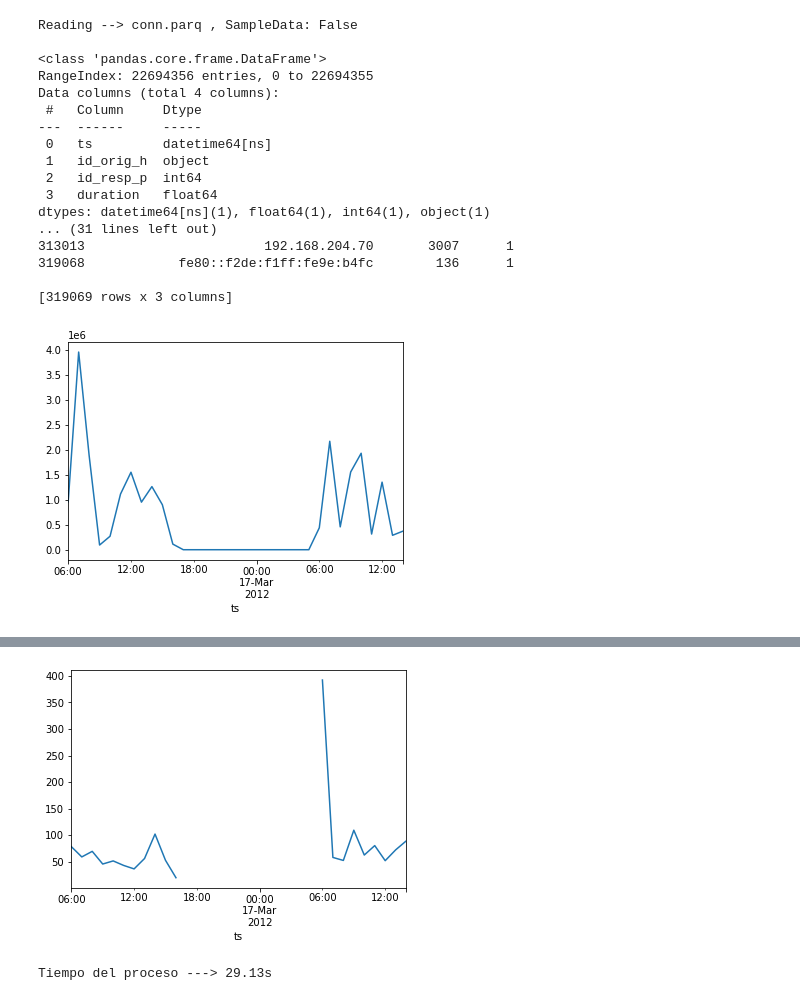
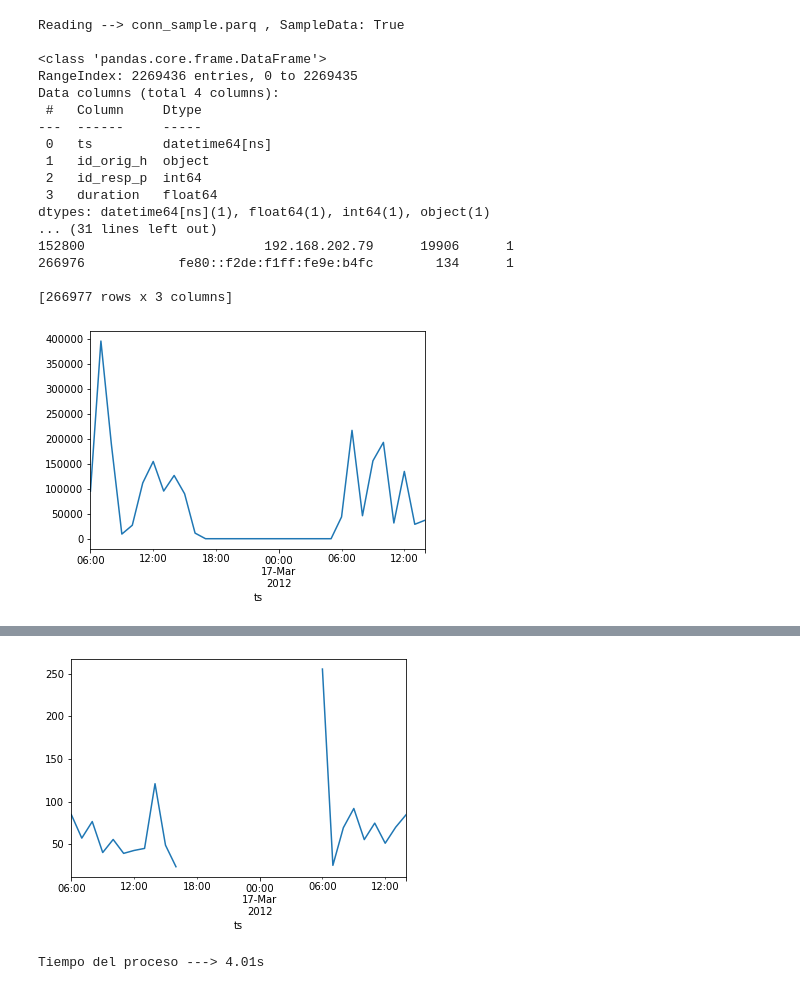
Before and after one commit to Eric106/Computational_Intelligence, a Jupyter notebook: Act1-log_Analysis/Log_analysis.ipynb, the cells around one changed output, grey strips where cells are left out. Cells and saved outputs as stored; diff of their text form; code cells hidden in the pictures.

```diff
--- a/Act1-log_Analysis/Log_analysis.ipynb
+++ b/Act1-log_Analysis/Log_analysis.ipynb
@@ -7,16 +7,6 @@ from pprint import pprint
 from time import time
 from os import listdir
 import sys
-
-def get_random_sample_data(data: DataFrame, test_ratio: float):
-    ''' permutation: Randomly permute a sequence or return a permuted range (ndarray).
-                    If x is a multi-dimensional array, it is only shuffled along its first index.'''
-    shuffled_indices = np.random.permutation(len(data))
-    test_set_size = int(len(data) * test_ratio)
-    # return the “x-first” values
-    test_indices = shuffled_indices[:test_set_size]
-    return data.iloc[test_indices]
-
 
 def log_to_parquet(in_file: str, out_file: str, file_cols: list, parquet_engine: str):
     # LOAD DATA FROM A LOG FILE AND SAVE IT ON A PARQUET FILE TO IMPROVE PERFORMANCE AT READING THE DATA
@@ -30,6 +20,7 @@ def get_files_inFolder(folder: str, fileType: str):
     return list(filter(lambda fileName:
                             fileName[-len(fileType):] == fileType,
                         listdir(folder)))
+
 #---------------------------------------------------------------------------------------------
 def conn_analysis(log_file: str, sample_data: bool):
     list_log_files = get_files_inFolder("./","log")
@@ -53,7 +44,8 @@ def conn_analysis(log_file: str, sample_data: bool):
             return
     if sample_data and (not sample_name_f in list_parq_files):
         complete_df = read_parquet(complete_name_f, engine=P_ENGINE)
-        sample_df = get_random_sample_data(complete_df, SAMPLE_SIZE)
+        # sample_df = get_random_sample_data(complete_df, SAMPLE_SIZE)
+        sample_df = complete_df.sample(frac=SAMPLE_SIZE)
         del complete_df
         sample_df.to_parquet(sample_name_f, index=False, engine=P_ENGINE)
         del sample_df
@@ -97,39 +89,39 @@ def conn_analysis(log_file: str, sample_data: bool):
     df_long_conn['duration'].resample('H').mean().plot()
     df_long_conn.sort_values(by="duration", ascending=False, inplace=True)
     print('\n', "Long duration connections: ")
     pprint(df_long_conn)
     plt.show()
 
 def main():
     intiTime = time()
 
-    conn_analysis(log_file="conn.log", sample_data=False)
-    # conn_analysis(log_file="conn.log", sample_data=True)
+    # conn_analysis(log_file="conn.log", sample_data=False)
+    conn_analysis(log_file="conn.log", sample_data=True)
 
     elapsedTime = round(time()-intiTime, 2)
     elapsedTime = str(elapsedTime/60) + \
         "m" if elapsedTime >= 60 else str(elapsedTime)+"s"
     print("\nTiempo del proceso --->", elapsedTime)
 
 
 main()
 # %% [output]
-Reading --> conn.parq , SampleData: False
+Reading --> conn_sample.parq , SampleData: True
 
 <class 'pandas.core.frame.DataFrame'>
-RangeIndex: 22694356 entries, 0 to 22694355
+RangeIndex: 2269436 entries, 0 to 2269435
 Data columns (total 4 columns):
  #   Column     Dtype
 ---  ------     -----
  0   ts         datetime64[ns]
  1   id_orig_h  object
  2   id_resp_p  int64
  3   duration   float64
 dtypes: datetime64[ns](1), float64(1), int64(1), object(1)
 ... (31 lines left out)
-313013                       192.168.204.70       3007      1
-319068            fe80::f2de:f1ff:fe9e:b4fc        136      1
+152800                       192.168.202.79      19906      1
+266976            fe80::f2de:f1ff:fe9e:b4fc        134      1
 
-[319069 rows x 3 columns]
+[266977 rows x 3 columns]
-[figure, old version]
+[figure, new version]
  Long duration connections:
@@ -151,2 +143,2 @@ ts
-[figure, old version]
+[figure, new version]
-Tiempo del proceso ---> 29.13s
+Tiempo del proceso ---> 4.01s
```
Also changed, not shown: parts of 1 cell of this notebook, 1 other file.
